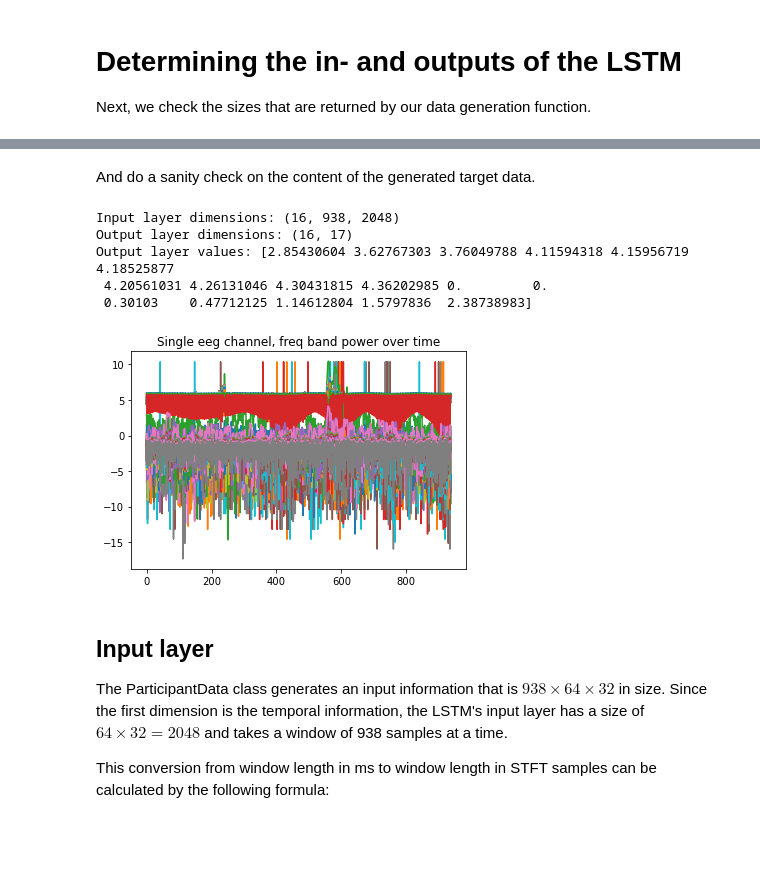
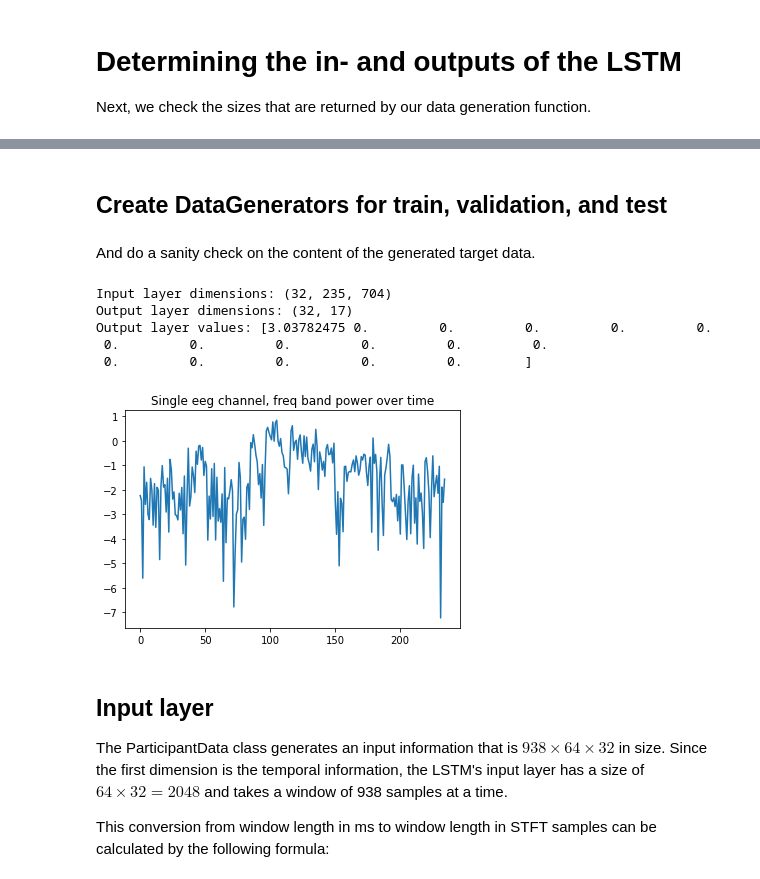
Before and after one commit to luka-ve/movement_prediction, a Jupyter notebook: Python/LSTM_movement_prediction.ipynb, the cells around one changed output, grey strips where cells are left out. Cells and saved outputs as stored; diff of their text form; code cells hidden in the pictures; blank space fills up the shorter version.

Commit message:
Too many changes
- Plots
- Added train, validation, test split
- Adapted to changes in MATLAB preprocessing

```diff
--- a/Python/LSTM_movement_prediction.ipynb
+++ b/Python/LSTM_movement_prediction.ipynb
@@ -29,8 +43,10 @@ Next, we configure the output layer of the LSTM:
 config['delta_time_k'] = np.array([1, 2, 3, 4, 5, 6, 7, 8, 9, 10])
 config['tap_count_times_p'] = np.array([0.5, 1, 5, 10, 50, 100, 500])
 
+config['read_config_from_h5'] = True
+
 config['EEG_sampling_rate'] = 1000
-config['stft_stride'] = 32
+config['stft_stride'] = 128
 config['sampling_rate_after_stft'] = config['EEG_sampling_rate'] / config['stft_stride']
 config['sample_length_after_stft'] = 1000 / config['sampling_rate_after_stft']
 
@@ -51,16 +59,21 @@ Instead of loading data from the h5 file when we need it, we load all the data o
 def load_data(h5_files):
     EEG, taps = [], []
 
-    # Makse sure that if a single file is passed in, it is put into a list
+    # Makes sure that if a single file is passed in, it is put into a list
     if type(h5_files) != 'list':
         h5_files = [h5_files]
 
     for f in h5_files:
         with h5py.File(f, 'r') as f_open:
+            if config['read_config_from_h5']:
+                    config['EEG_sampling_rate'] = f_open.attrs['original_sampling_rate']
+                    config['stft_stride'] = f_open.attrs['stft_hopsize']
+
             for session in list(f_open.keys()):
                 for activity_window in list(f_open[session].keys()):
-                    EEG.append(np.array(f_open[session][activity_window]['stft']))
-                    taps.append(np.array(f_open[session][activity_window]['taps']))
+                    if activity_window.startswith('window_'):
+                        EEG.append(np.array(f_open[session][activity_window]['stft'], dtype='float32'))
+                        taps.append(np.array(f_open[session][activity_window]['taps']))
 
     ############# Inf found in data!
     for i in EEG:
@@ -68,4 +81,10 @@ def load_data(h5_files):
 
     return (EEG, taps)
 
-stft, taps = load_data(data_files[0])
+stft, taps = load_data('D:\\Coding\\Thesis\\Data\\STFT Output\\DS99.h5')
+
+config['window_length_sftf_samples'] = np.ceil(30000 / 1000 * config['EEG_sampling_rate'] / config['stft_stride'])[0]
+
+print(config['window_length_sftf_samples'])
+print(f'Number of activity windows: {len(stft)}')
+print([x.shape for x in stft])
@@ -234,24 +323,32 @@ ppt1 = DataLoader(stft_norm, taps, batch_size=16)
+# %% [markdown]
+## Create DataGenerators for train, validation, and test
+# %%
+ppt_train = DataLoader(stft_norm_train, taps_train, batch_size=32)
+
+ppt_validation = DataLoader(stft_norm_validation, taps_validation, batch_size=32)
+
+ppt_test = DataLoader(stft_norm_test, taps_test, batch_size=32)
 # %%
-my_batch_x, my_batch_y = ppt1[0] # get a random batch
+my_batch_x, my_batch_y = ppt_train[0] # get a random batch
 # %% [markdown]
 And do a sanity check on the content of the generated target data.
 # %%
 np.set_printoptions(suppress=True)
 
 print(f'Input layer dimensions: {my_batch_x.shape}')
 print(f'Output layer dimensions: {my_batch_y.shape}')
 print(f'Output layer values: {my_batch_y[0]}')
 
-plt.plot(my_batch_x[0, :, :])
+plt.plot(my_batch_x[0, :, 0].T)
 plt.title('Single eeg channel, freq band power over time')
 plt.show()
 # %% [output]
-Input layer dimensions: (16, 938, 2048)
-Output layer dimensions: (16, 17)
-Output layer values: [2.85430604 3.62767303 3.76049788 4.11594318 4.15956719 4.18525877
- 4.20561031 4.26131046 4.30431815 4.36202985 0.         0.
- 0.30103    0.47712125 1.14612804 1.5797836  2.38738983]
+Input layer dimensions: (32, 235, 704)
+Output layer dimensions: (32, 17)
+Output layer values: [3.03782475 0.         0.         0.         0.         0.
+ 0.         0.         0.         0.         0.         0.
+ 0.         0.         0.         0.         0.        ]
-[figure, old version]
+[figure, new version]
 # %% [markdown]
 ## Input layer
 The ParticipantData class generates an input information that is $938 \times 64 \times 32$ in size. Since the first dimension is the temporal information, the LSTM's input layer has a size of $64 \times 32 = 2048$ and takes a window of 938 samples at a time.
```
Also changed, not shown: parts of 24 cells of this notebook.
